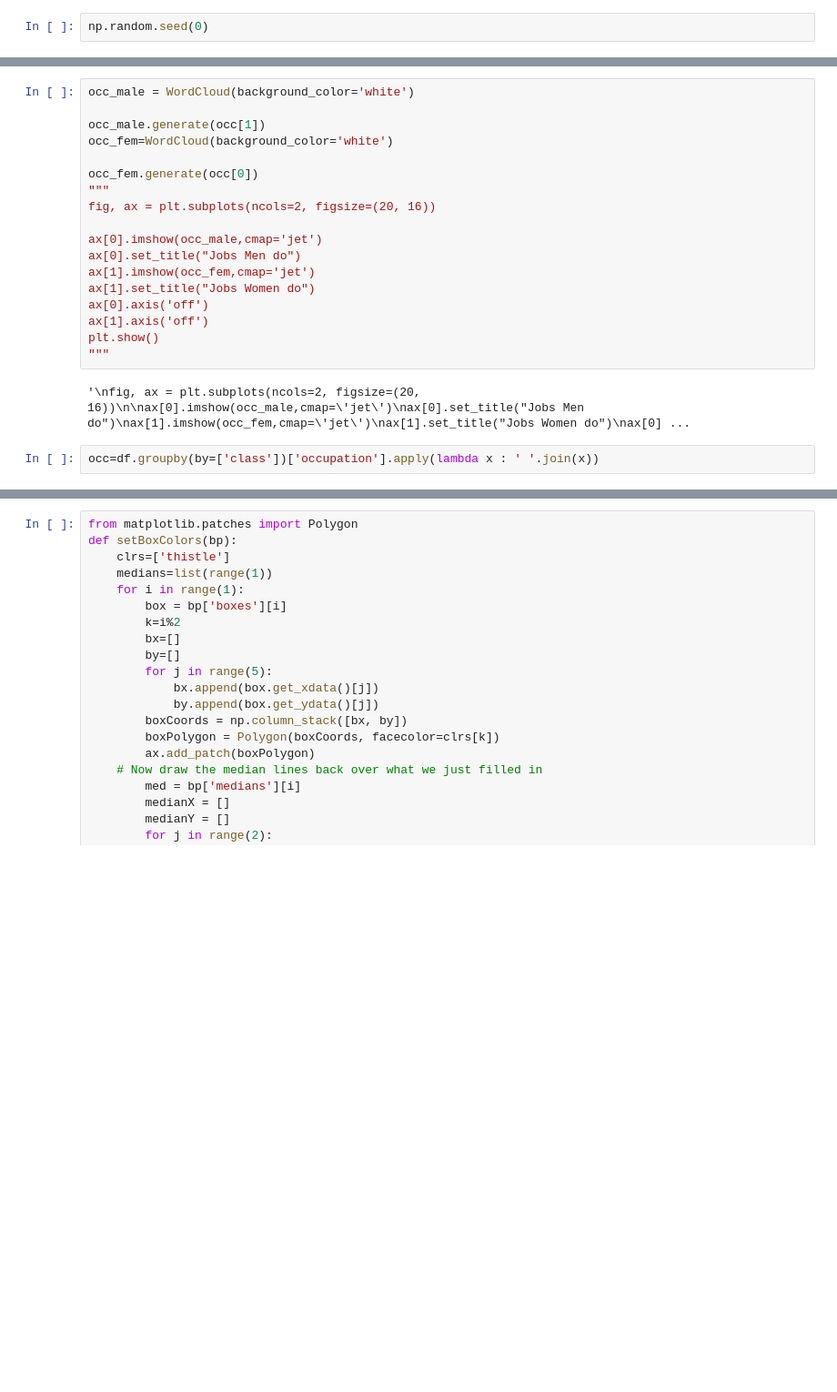
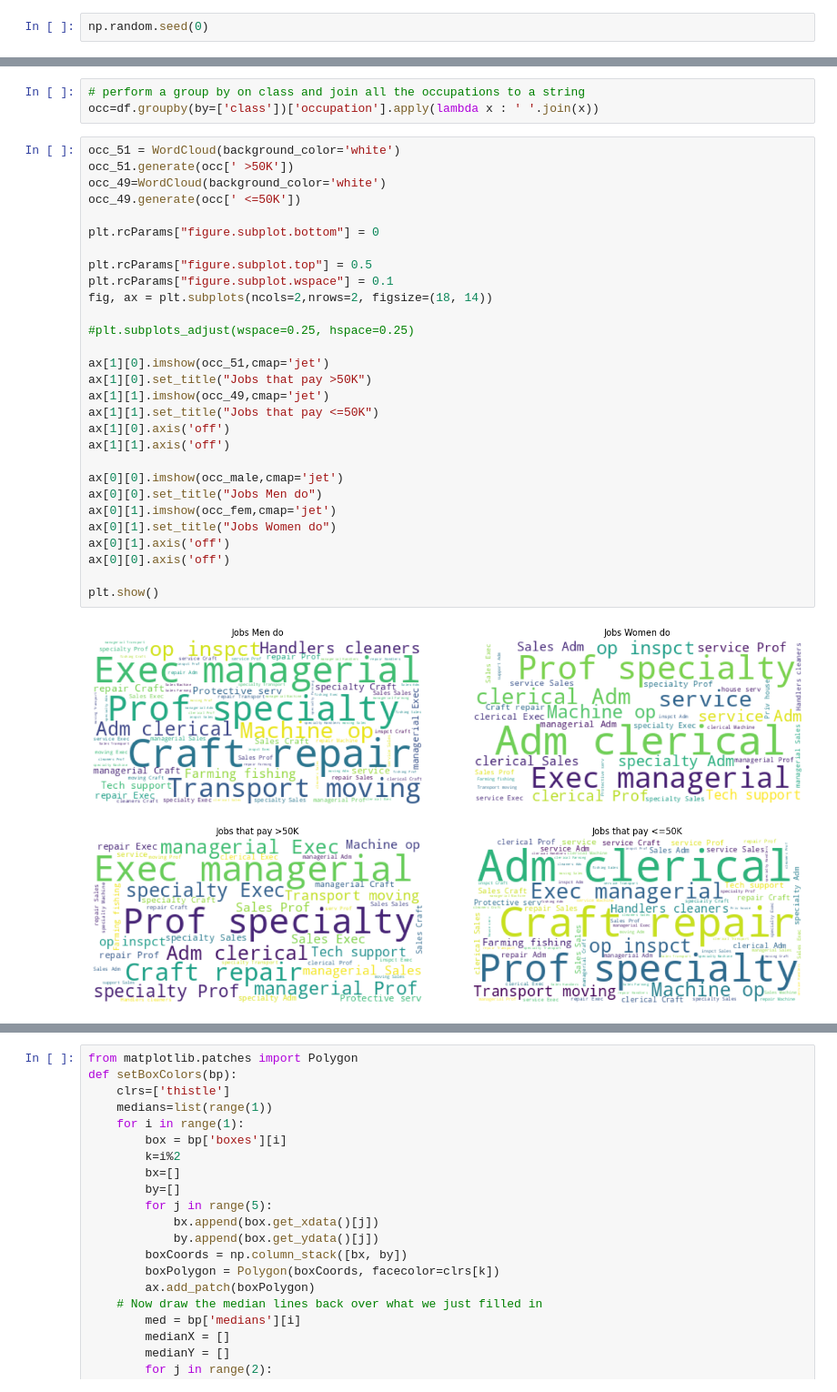
Before and after one commit to disha4u/Adult_Dataset_Visualization-Anaysis, a Jupyter notebook: Visualizations.ipynb, the cells around one changed output, grey strips where cells are left out. Shown at 91% size. Saved outputs shown, nothing was run; the diff lists cells and outputs as text; blank space fills up the shorter version.

```diff
--- a/Visualizations.ipynb
+++ b/Visualizations.ipynb
@@ -152,22 +56,34 @@ occ=df.groupby(by='sex')['occupation'].apply(lambda x : ' '.join(x))
+# %%
+# perform a group by on class and join all the occupations to a string
+occ=df.groupby(by=['class'])['occupation'].apply(lambda x : ' '.join(x))
 # %%
-occ_male = WordCloud(background_color='white')
+occ_51 = WordCloud(background_color='white')
+occ_51.generate(occ[' >50K'])
+occ_49=WordCloud(background_color='white')
+occ_49.generate(occ[' <=50K'])
 
-occ_male.generate(occ[1])
-occ_fem=WordCloud(background_color='white')
+plt.rcParams["figure.subplot.bottom"] = 0
 
-occ_fem.generate(occ[0])
-"""
-fig, ax = plt.subplots(ncols=2, figsize=(20, 16))
+plt.rcParams["figure.subplot.top"] = 0.5
+plt.rcParams["figure.subplot.wspace"] = 0.1
+fig, ax = plt.subplots(ncols=2,nrows=2, figsize=(18, 14))
 
-ax[0].imshow(occ_male,cmap='jet')
-ax[0].set_title("Jobs Men do")
-ax[1].imshow(occ_fem,cmap='jet')
-ax[1].set_title("Jobs Women do")
-ax[0].axis('off')
-ax[1].axis('off')
+#plt.subplots_adjust(wspace=0.25, hspace=0.25)
+
+ax[1][0].imshow(occ_51,cmap='jet')
+ax[1][0].set_title("Jobs that pay >50K")
+ax[1][1].imshow(occ_49,cmap='jet')
+ax[1][1].set_title("Jobs that pay <=50K")
+ax[1][0].axis('off')
+ax[1][1].axis('off')
+
+ax[0][0].imshow(occ_male,cmap='jet')
+ax[0][0].set_title("Jobs Men do")
+ax[0][1].imshow(occ_fem,cmap='jet')
+ax[0][1].set_title("Jobs Women do")
+ax[0][1].axis('off')
+ax[0][0].axis('off')
+
 plt.show()
-"""
 # %% [output]
-'\nfig, ax = plt.subplots(ncols=2, figsize=(20, 16))\n\nax[0].imshow(occ_male,cmap=\'jet\')\nax[0].set_title("Jobs Men do")\nax[1].imshow(occ_fem,cmap=\'jet\')\nax[1].set_title("Jobs Women do")\nax[0] ...
+[figure, added]
-# %%
-occ=df.groupby(by=['class'])['occupation'].apply(lambda x : ' '.join(x))
```
Also changed, not shown: parts of 63 cells of this notebook.
